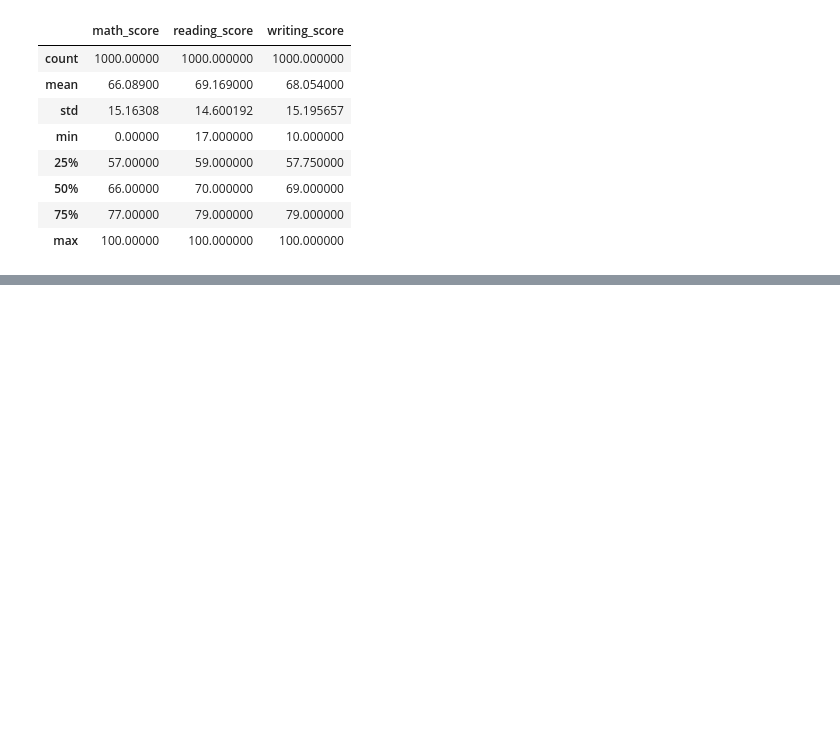
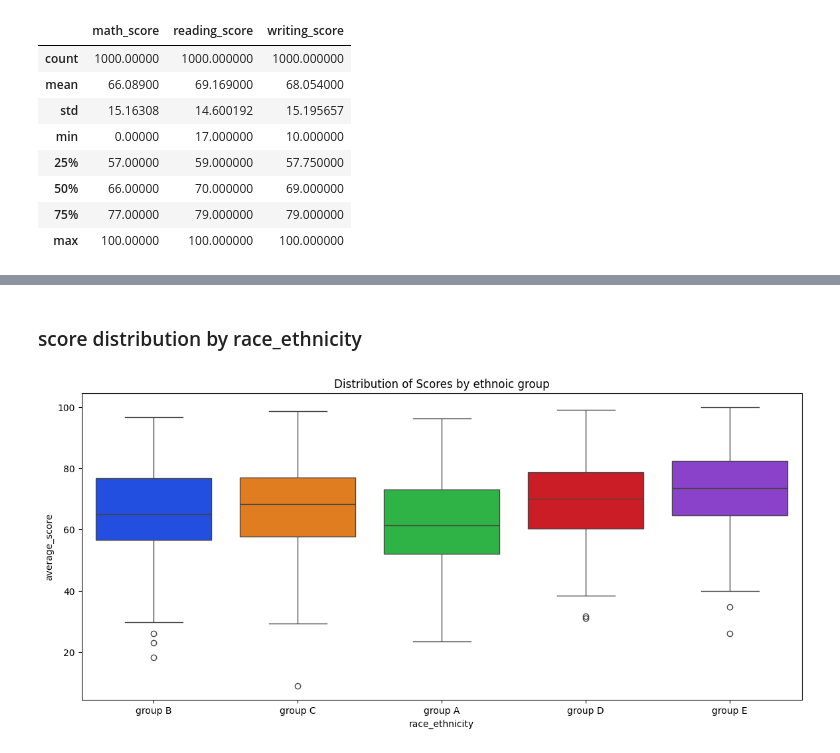
Before and after one commit to karann18/mlproject, a Jupyter notebook: notebook/EDA.ipynb, the cells around one changed output, grey strips where cells are left out. Saved outputs shown, nothing was run; the diff lists cells and outputs as text; code cells hidden in the pictures; blank space fills up the shorter version.

```diff
--- a/notebook/EDA.ipynb
+++ b/notebook/EDA.ipynb
@@ -147,0 +311,10 @@ df.describe()
+# %% [markdown]
+### score distribution by race_ethnicity
+# %%
+plt.subplots(1, figsize=(14, 6))
+sns.boxplot(x="race_ethnicity", y="average_score", data=df, palette="bright")
+plt.title("Distribution of Scores by ethnoic group")
+
+plt.show()
+# %% [output]
+[figure, added]
```
Also changed, not shown: parts of 37 cells of this notebook.
